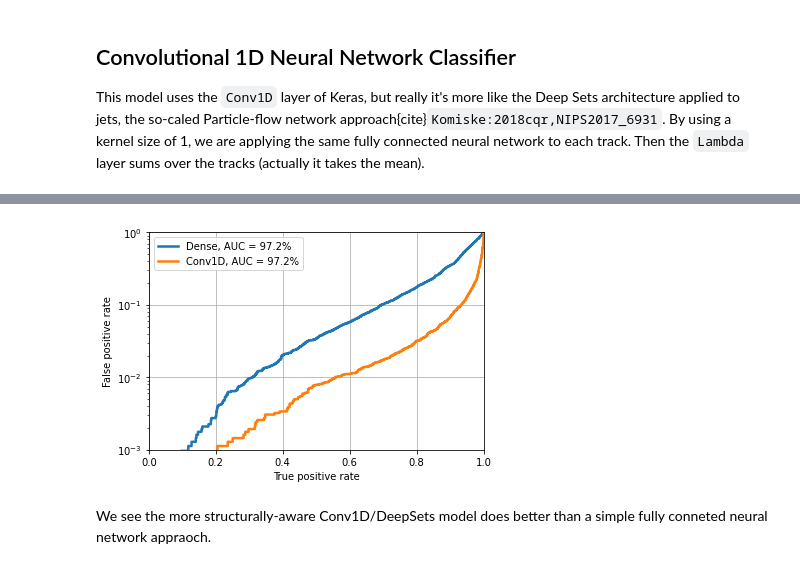
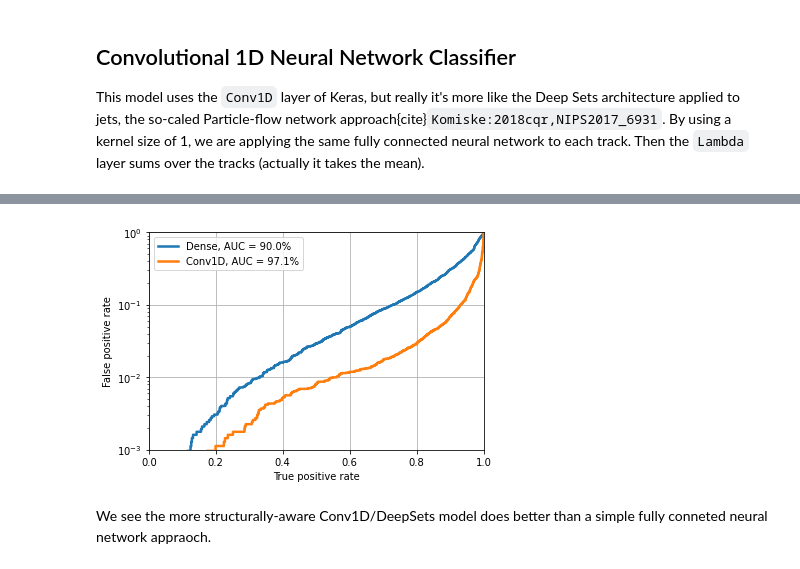
Before and after one commit to faroukmokhtar/GNN, a Jupyter notebook: weeks/05-deep-learning.ipynb, the cells around one changed output, grey strips where cells are left out. Cells and saved outputs as stored; diff of their text form; code cells hidden in the pictures.

```diff
--- a/weeks/05-deep-learning.ipynb
+++ b/weeks/05-deep-learning.ipynb
@@ -271,25 +270,25 @@ feature_array_test, label_array_test, spec_array_test = get_features_labels('roo
 # %%
 # run model inference on test data set
 predict_array_dnn = keras_model_dense.predict(feature_array_test)
 predict_array_cnn = keras_model_conv1d.predict(feature_array_test)
 
 # create ROC curves
 fpr_dnn, tpr_dnn, threshold_dnn = roc_curve(label_array_test[:,1], predict_array_dnn[:,1])
 fpr_cnn, tpr_cnn, threshold_cnn = roc_curve(label_array_test[:,1], predict_array_cnn[:,1])
 
 # plot ROC curves
 plt.figure()
-plt.plot(tpr_dnn, fpr_dnn, lw=2.5, label="Dense, AUC = {:.1f}%".format(auc(fpr_cnn,tpr_cnn)*100))
+plt.plot(tpr_dnn, fpr_dnn, lw=2.5, label="Dense, AUC = {:.1f}%".format(auc(fpr_dnn,tpr_dnn)*100))
 plt.plot(tpr_cnn, fpr_cnn, lw=2.5, label="Conv1D, AUC = {:.1f}%".format(auc(fpr_cnn,tpr_cnn)*100))
 plt.xlabel(r'True positive rate')
 plt.ylabel(r'False positive rate')
 plt.semilogy()
 plt.ylim(0.001,1)
 plt.xlim(0,1)
 plt.grid(True)
 plt.legend(loc='upper left')
 plt.show()
 # %% [output]
-[figure, old version]
+[figure, new version]
 # %% [markdown]
 We see the more structurally-aware Conv1D/DeepSets model does better than a simple fully conneted neural network appraoch.
```
Also changed, not shown: parts of 5 cells of this notebook.
